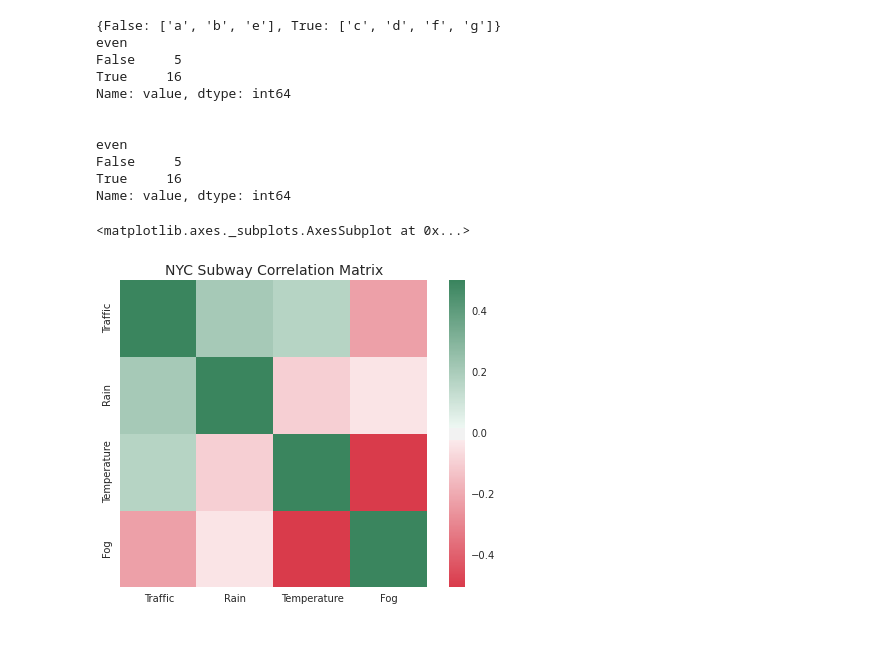
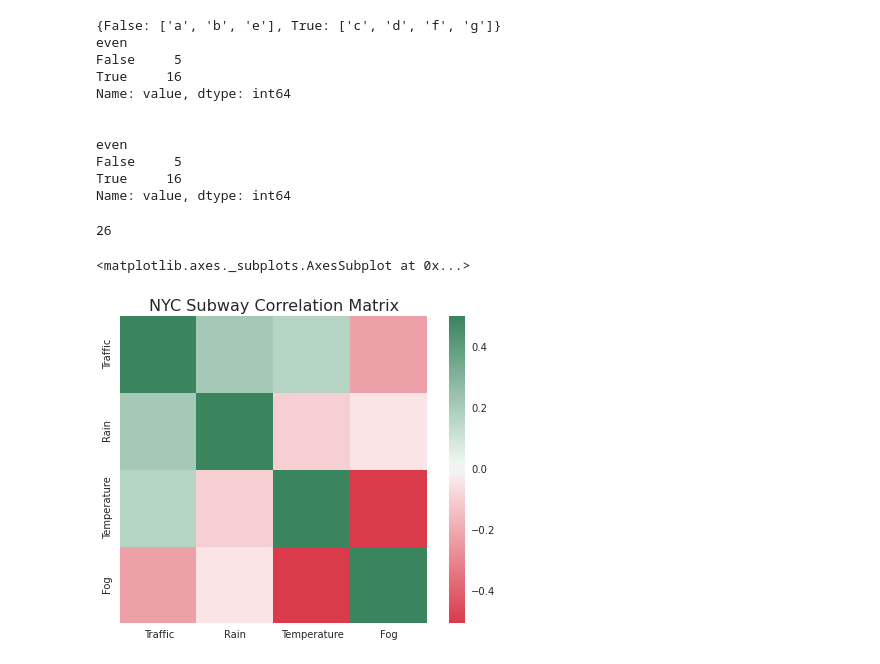
Before and after one commit to sudov/numpy_pandas_learning, a Jupyter notebook: L1_Starter_Code.ipynb, the cells around one changed output. Drawn from its saved outputs; the diff is of its cells as text; code cells hidden in the pictures.

```diff
--- a/L1_Starter_Code.ipynb
+++ b/L1_Starter_Code.ipynb
@@ -2366,22 +2366,24 @@ high_traffic_throughput = mean_entries[mean_entries.index.isin(high_traffic_stat
 high_traffic_rain = mean_rain[mean_rain.index.isin(high_traffic_stations)]
 high_traffic_temperature = mean_temperature[mean_temperature.index.isin(high_traffic_stations)]
 high_traffic_fog = mean_fog[mean_fog.index.isin(high_traffic_stations)]
-
+print len(high_traffic_stations)
 dataframe = pd.concat([high_traffic_throughput, high_traffic_rain, high_traffic_temperature, high_traffic_fog], axis=1).reset_index()
+# %% [output]
+26
 # %%
 # Here I'm going to try and show how correlated some\
 # factors are for high traffic subway stations.
 sns.set(style="dark")
 corr = dataframe.corr()
 corr.columns = ['Traffic', 'Rain', 'Temperature', 'Fog']
 corr.index = ['Traffic', 'Rain', 'Temperature', 'Fog']
 cmap = sns.diverging_palette(9, 145, as_cmap=True)
 
 fig = plt.figure()
 ax = fig.add_subplot(111)
-ax.set_title('NYC Subway Correlation Matrix', fontsize=14)
+ax.set_title('NYC Subway Correlation Matrix', fontsize=16)
 
 sns.heatmap(corr, cmap=cmap, vmax=.3, square=True, ax=ax)
 # %% [output]
 <matplotlib.axes._subplots.AxesSubplot at 0x...>
-[figure, old version]
+[figure, new version]
```
Also changed, not shown: parts of 5 cells of this notebook.
